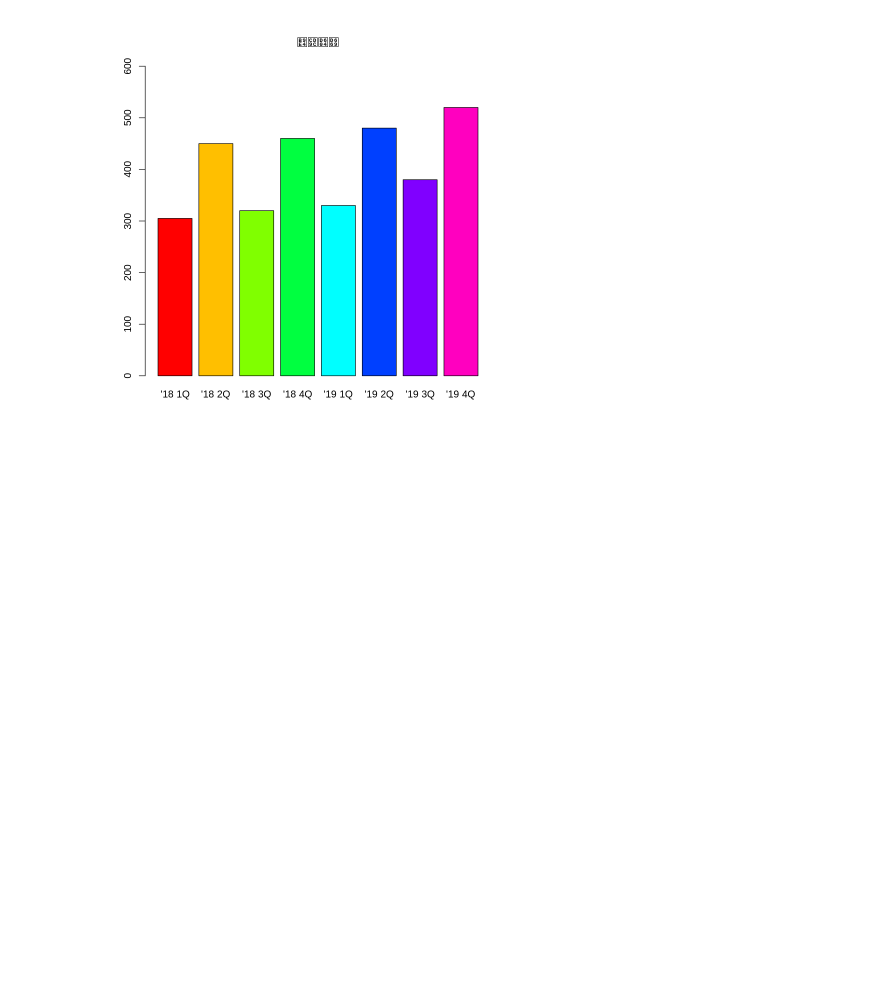
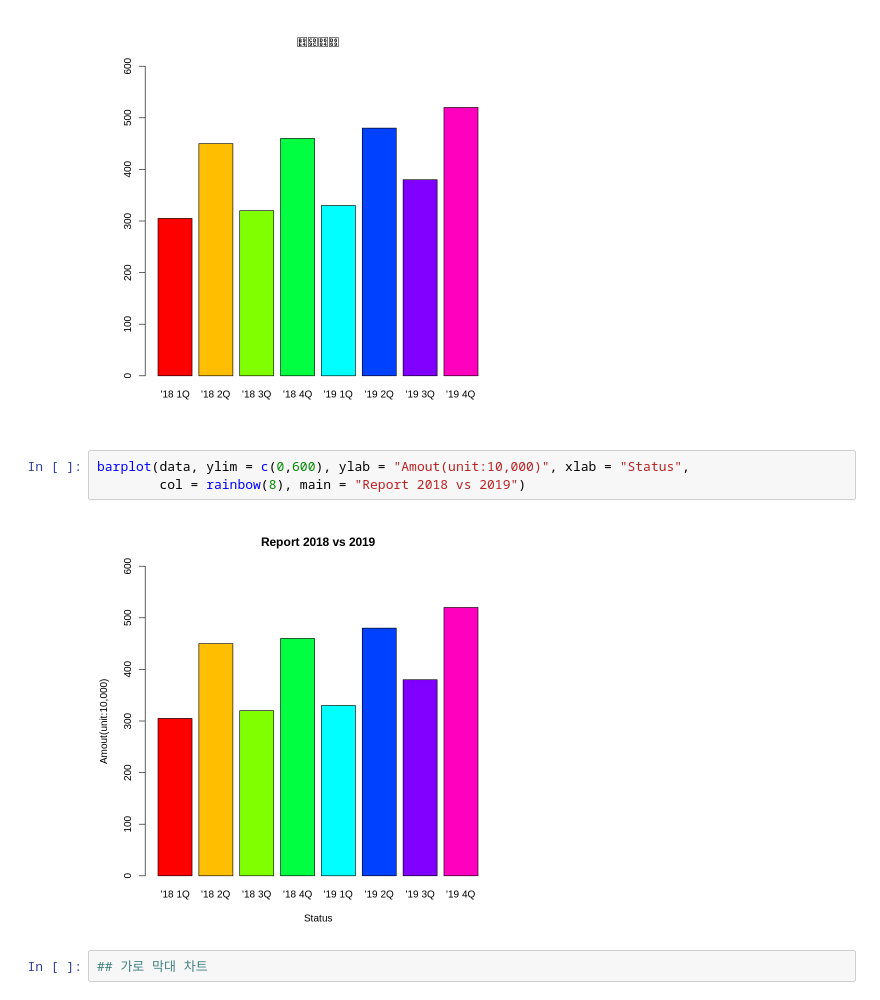
Before and after one commit to gyujin0450/RPRG_PartII, a Jupyter notebook: p140_이산변수시각화.ipynb, the cells around one changed output. Cells and saved outputs as stored; diff of their text form; blank space fills up the shorter version.

```diff
--- a/p140_이산변수시각화.ipynb
+++ b/p140_이산변수시각화.ipynb
@@ -30,3 +30,10 @@ barplot(data)
 barplot(data, ylim = c(0,600), col = rainbow(8), main = "매출현황") # R Studio 에서는 제목이 제대로 나타남
 # %% [output]
 [figure]
+# %%
+barplot(data, ylim = c(0,600), ylab = "Amout(unit:10,000)", xlab = "Status",
+        col = rainbow(8), main = "Report 2018 vs 2019")
+# %% [output]
+[figure, added]
+# %%
+## 가로 막대 차트
```
Also changed, not shown: parts of 2 cells of this notebook.
